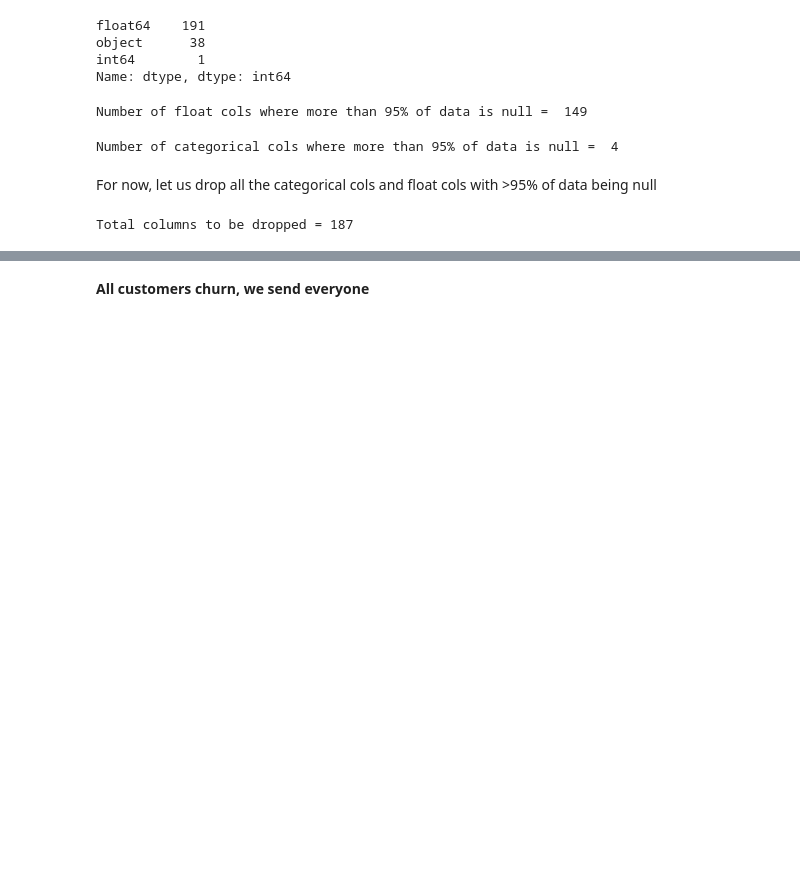
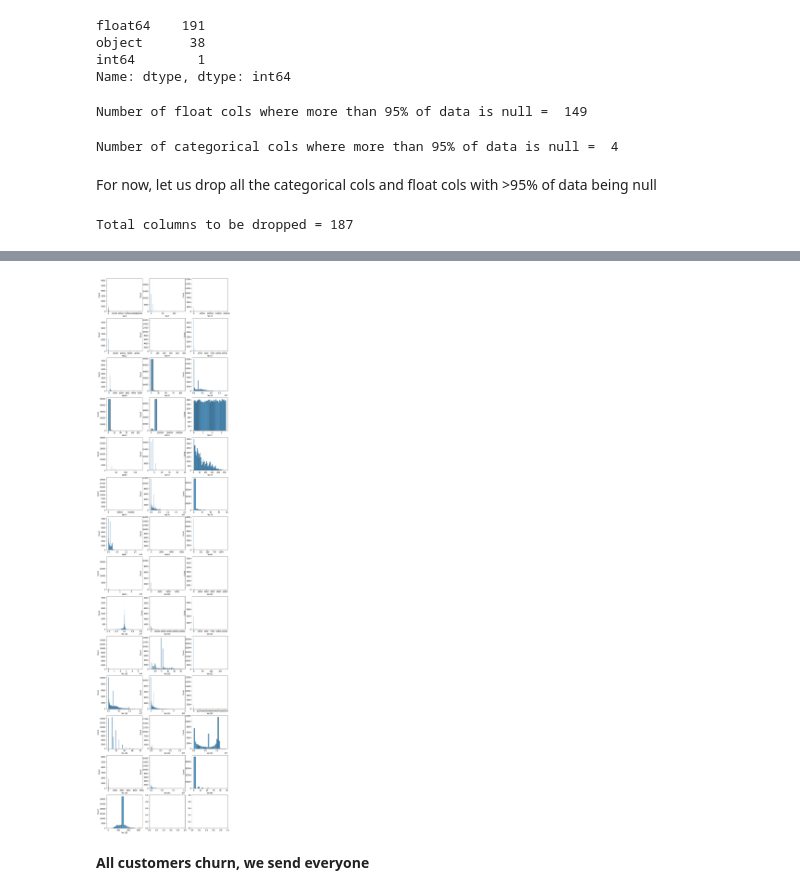
Before and after one commit to akshaypt7/customer_relationship_prediction, a Jupyter notebook: KDD_cup_ada_boosting.ipynb, the cells around one changed output, grey strips where cells are left out. Cells and saved outputs as stored; diff of their text form; code cells hidden in the pictures; blank space fills up the shorter version.

```diff
--- a/KDD_cup_ada_boosting.ipynb
+++ b/KDD_cup_ada_boosting.ipynb
@@ -207,3 +253,12 @@ df_train_kdd.head()
+# %%
+import math
+ncols = 3
+nrows = math.ceil(len(df_train_kdd.columns)/ncols)
+fig, axen = plt.subplots(nrows, ncols, figsize = (12, nrows*4))
+for v, ax in zip(df_train_kdd.columns, axen.ravel()):
+    sns.histplot(df_train_kdd[v], ax=ax)
+# %% [output]
+[figure, added]
 # %%
 X_train, y_train = df_train_kdd, y_train_churn
 # %% [markdown]
```
Also changed, not shown: parts of 33 cells of this notebook.
